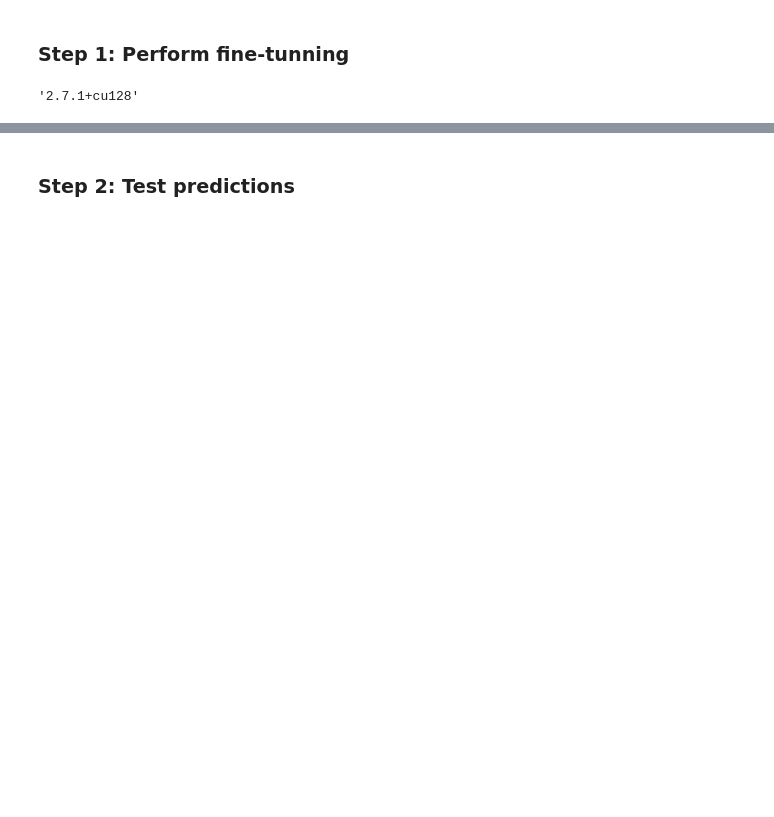
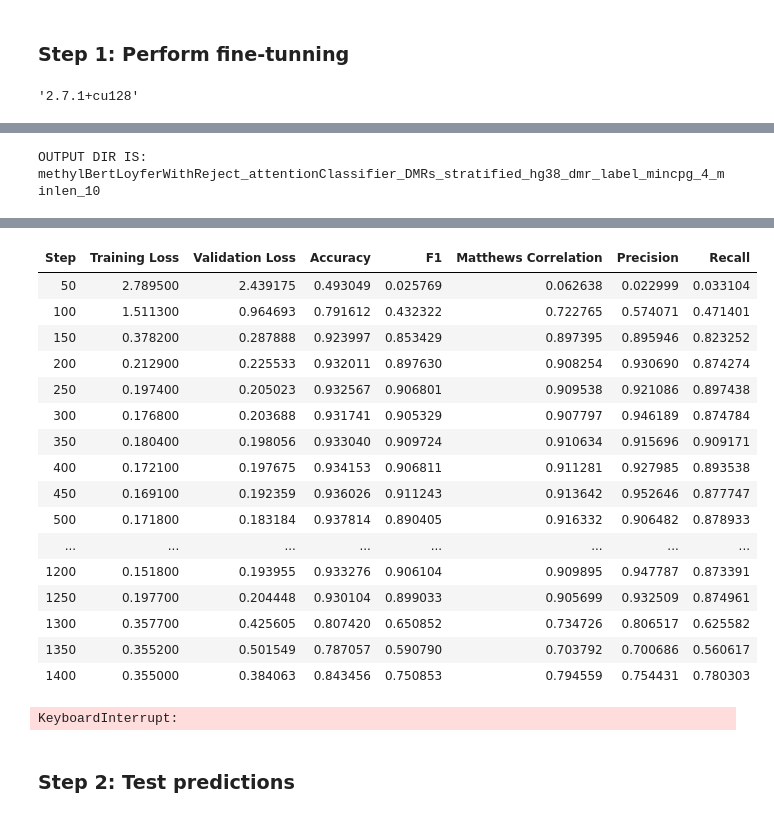
Before and after one commit to CompEpigen/syto, a Jupyter notebook: Tutorials/fine_tunning_with_methylbert.ipynb, the cells around one changed output, grey strips where cells are left out. Saved outputs shown, nothing was run; the diff lists cells and outputs as text; code cells hidden in the pictures; blank space fills up the shorter version.

```diff
--- a/Tutorials/fine_tunning_with_methylbert.ipynb
+++ b/Tutorials/fine_tunning_with_methylbert.ipynb
@@ -23,16 +38,18 @@ seq_length = 150
 # %%
-def prepare_methylbert_list(data_path, split,dmrs,seq_length = 500):
+def prepare_methylbert_list(data_path, split,dmr_label_column,seq_length = 150, min_seq_length=0):
     data = pd.read_parquet(data_path+f"/{split}.parquet")
-    data = data.merge(dmrs, on=["dmr_name"])
-    data_list = [['dna_seq', 'methyl_seq', 'dmr_ctype', 'dmr_label','ctype']]
+    # data = data.merge(dmrs, on=["dmr_label"])
+    data_list = [['dna_seq', 'methyl_seq', 'dmr_ctype', 'dmr_label','ctype', 'original_label']]
     for i,row in data.iterrows():
-        dna = generate_kmer_str_with_overlap(row["input_ids"][:(seq_length+2)])
-        methyl = row["methylation_ids"][1:-1][:seq_length]
+        dna = generate_kmer_str_with_overlap(row["seq"][:(seq_length+2)])
+        methyl = row["pattern"][1:-1][:seq_length]
         if not len(dna) or not len(methyl):
             # print(row["input_ids"])
             # print(row["read_name"])
             continue
         label = row["label"]
-        dmr_label = row["dmr_id"]
-        data_list.append([dna, methyl, 1,dmr_label,label])
+        o_label = row["original_label"]
+        dmr_label = row[dmr_label_column]
+        dmr_ctype = row["dmr_ctype_label"]
+        data_list.append([dna, methyl, dmr_ctype,dmr_label,label,o_label])
     return data_list
@@ -55,0 +56,5 @@ Total number of sequences :  101847
+# %%
+# train, valid, test = [prepare_methylbert_list(data_path, split=x,dmrs=dmrs, seq_length=seq_length) for x in ["train", "valid", "test"]]
+train, valid = [prepare_methylbert_list(data_path, split=x,dmr_label_column=dmr_label_column, seq_length=seq_length,min_seq_length=min_seq_length) for x in ["train", "valid"]]
+# train_dataset, valid_dataset, test_dataset = [MethylBertFinetuneDataset(data_source=x,vocab=MethylVocab(k=3),seq_len=seq_length, lazy_tokenization=True) for x in [train, valid, test]]
+train_dataset, valid_dataset = [MethylBertFinetuneDataset(data_source=x,vocab=MethylVocab(k=3),seq_len=seq_length, lazy_tokenization=True) for x in [train, valid]]
@@ -71,8 +83,8 @@ rrms_config = OrderedDict([
     ("warmup_step", 100),
     ("eps", 1e-6),
     ("with_cuda", True),
-    ("log_freq", 20),
-    ("eval_freq", 20),
+    ("log_freq", 50),
+    ("eval_freq", 50),
     ("n_hidden", None),
     ("decrease_steps", 200),
     ("eval", False),
@@ -80,17 +92,18 @@ rrms_config = OrderedDict([
     ("gradient_accumulation_steps", 1),
     ("max_grad_norm", 1.0),
     ("save_freq", None),
-    ("loss", "bce"),
+    ("loss", "ce"),
     ("adam_beta1", 0.9),
     ("adam_beta2", 0.98),
-    ("seed", 950410),
+    ("seed", 950410)
 ])
 # %%
 model_instance = MethylBert(custom_config=rrms_config,
-                            foundation_model_path = "hanyangii/methylbert_hg19_12l",
+                            foundation_model_path = "../foundationalModels/methylbert_hg19_12l",
                             load_weights = True,
-                            num_labels=2,
-                            num_dmr_labels = len(dmrs),
+                            num_labels=40,
+                            num_dmr_labels = max(dmrs[dmr_label_column])+1,
                             seq_len=seq_length,
-                            output_dir="../../fine_tunning_results/MethylBERT_RRMS/chr1_rrms_dmrs_only_mincov40_corrected_top3000_dmr_cuts/",
-                            batch_size=500)
+                            output_dir=f"methylBertLoyferWithReject_attentionClassifier_DMRs_stratified_hg38_{dmr_label_column}_{data_prefix}_postfiltered_min_length_{min_seq_length}",
+                            batch_size=512,
+                            classifier_implementation="dmr_attention_based")
@@ -97,3 +116,5 @@ model_instance = MethylBert(custom_config=rrms_config,
 # %%
 # model_instance.fine_tune(data_path=data_path)
-model_instance.fine_tune(data_path=None, train_dataset=train_dataset, val_dataset=valid_dataset, test_dataset=test_dataset)
+model_instance.fine_tune(data_path=None, train_dataset=train_dataset, val_dataset=valid_dataset, test_dataset=None)
+# %% [output]
+OUTPUT DIR IS: methylBertLoyferWithReject_attentionClassifier_DMRs_stratified_hg38_dmr_label_mincpg_4_minlen_10
@@ -99,0 +124,18 @@ model_instance.fine_tune(data_path=None, train_dataset=train_dataset, val_datase
+| Step | Training Loss | Validation Loss | Accuracy | F1 | Matthews Correlation | Precision | Recall |
+| 50 | 2.789500 | 2.439175 | 0.493049 | 0.025769 | 0.062638 | 0.022999 | 0.033104 |
+| 100 | 1.511300 | 0.964693 | 0.791612 | 0.432322 | 0.722765 | 0.574071 | 0.471401 |
+| 150 | 0.378200 | 0.287888 | 0.923997 | 0.853429 | 0.897395 | 0.895946 | 0.823252 |
+| 200 | 0.212900 | 0.225533 | 0.932011 | 0.897630 | 0.908254 | 0.930690 | 0.874274 |
+| 250 | 0.197400 | 0.205023 | 0.932567 | 0.906801 | 0.909538 | 0.921086 | 0.897438 |
+| 300 | 0.176800 | 0.203688 | 0.931741 | 0.905329 | 0.907797 | 0.946189 | 0.874784 |
+| 350 | 0.180400 | 0.198056 | 0.933040 | 0.909724 | 0.910634 | 0.915696 | 0.909171 |
+| 400 | 0.172100 | 0.197675 | 0.934153 | 0.906811 | 0.911281 | 0.927985 | 0.893538 |
+| 450 | 0.169100 | 0.192359 | 0.936026 | 0.911243 | 0.913642 | 0.952646 | 0.877747 |
+| 500 | 0.171800 | 0.183184 | 0.937814 | 0.890405 | 0.916332 | 0.906482 | 0.878933 |
+| ... | ... | ... | ... | ... | ... | ... | ... |
+| 1200 | 0.151800 | 0.193955 | 0.933276 | 0.906104 | 0.909895 | 0.947787 | 0.873391 |
+| 1250 | 0.197700 | 0.204448 | 0.930104 | 0.899033 | 0.905699 | 0.932509 | 0.874961 |
+| 1300 | 0.357700 | 0.425605 | 0.807420 | 0.650852 | 0.734726 | 0.806517 | 0.625582 |
+| 1350 | 0.355200 | 0.501549 | 0.787057 | 0.590790 | 0.703792 | 0.700686 | 0.560617 |
+| 1400 | 0.355000 | 0.384063 | 0.843456 | 0.750853 | 0.794559 | 0.754431 | 0.780303 |
+KeyboardInterrupt:
```
Also changed, not shown: parts of 113 cells of this notebook, 6 other files.
